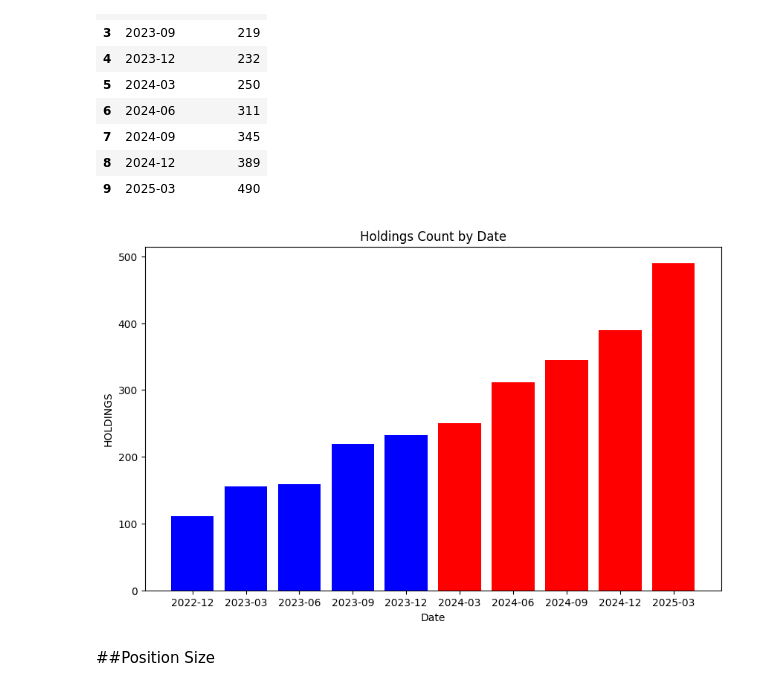
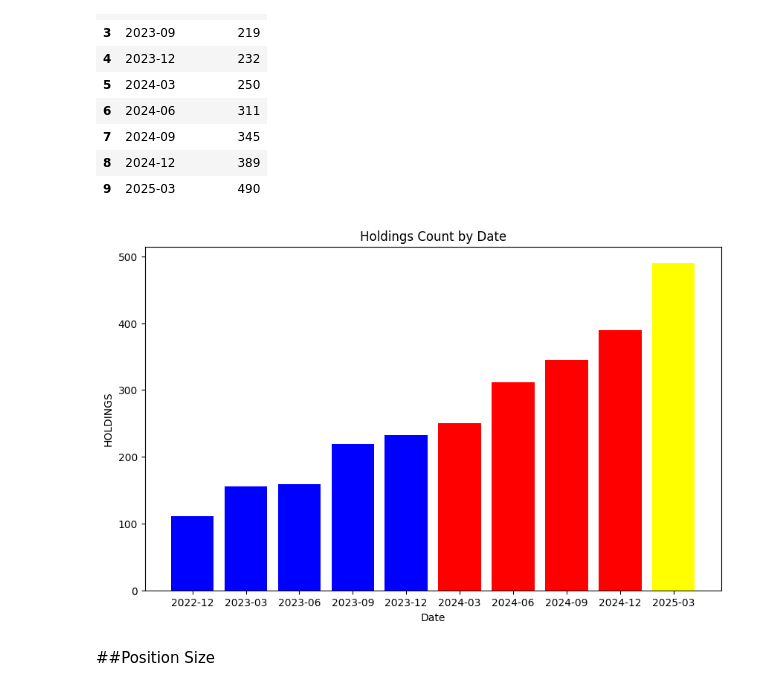
Before and after one commit to Kei-Sanada/Holdings-of-Numerai-GP-LLC, a Jupyter notebook: Analysis_Numerai_GP.ipynb, the cells around one changed output. Cells and saved outputs as stored; diff of their text form; code cells hidden in the pictures.

```diff
--- a/Analysis_Numerai_GP.ipynb
+++ b/Analysis_Numerai_GP.ipynb
@@ -115,27 +115,28 @@ numerai_13f_history_holdings
 # %%
 plt.figure(figsize=(10, 6))
 
 # Convert 'Date' column to Timestamp objects for comparison
 numerai_13f_history_holdings['Date'] = pd.to_datetime(numerai_13f_history_holdings['Date'])
 
 # Create color array based on date condition
-colors = ['red' if date >= pd.Timestamp('2024-03') else 'blue'
+colors = ['yellow' if date >= pd.Timestamp('2025-03') else 'red'
+          if date >= pd.Timestamp('2024-03') else 'blue'
           for date in numerai_13f_history_holdings['Date']]
 
 # Convert 'Date' column back to strings for plotting if necessary
 numerai_13f_history_holdings['Date'] = numerai_13f_history_holdings['Date'].dt.strftime('%Y-%m')
 
 plt.bar(numerai_13f_history_holdings['Date'],
         numerai_13f_history_holdings['HOLDINGS'],
         color=colors)
 
 plt.title('Holdings Count by Date')
 plt.xlabel('Date')
 plt.ylabel('HOLDINGS')
 
 plt.show()
 # %% [output]
-[figure, old version]
+[figure, new version]
 # %% [markdown]
 ##Position Size
 # %%
```
Also changed, not shown: parts of 1 cell of this notebook.
